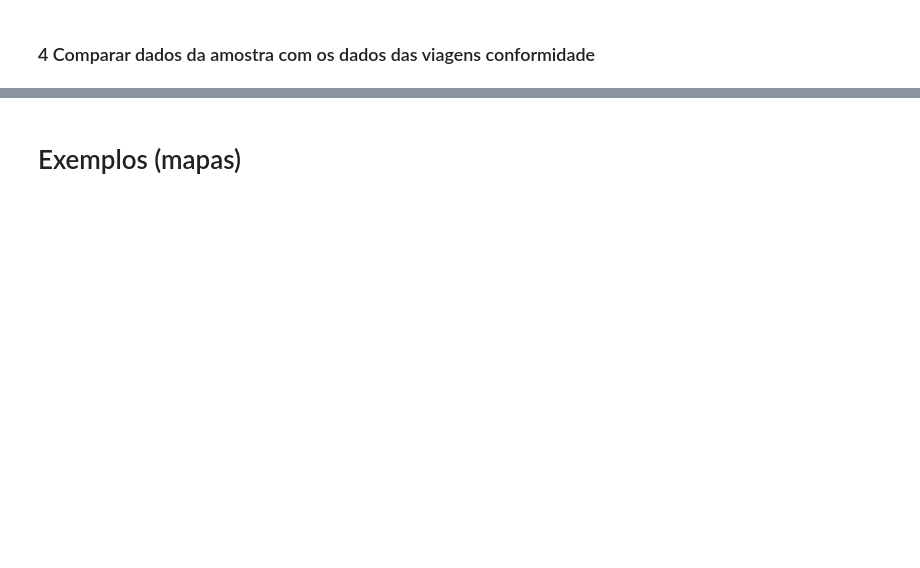
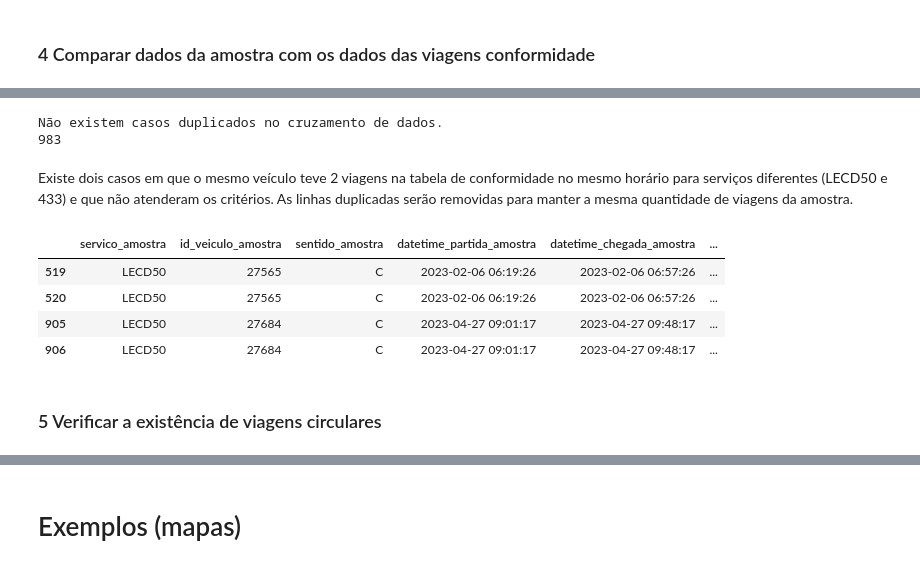
Before and after one commit to RJ-SMTR/subsidio_recursos, a Jupyter notebook: SMTR202303002183_LECD50_2023_03_07/notebooks/1_analise_exploratoria_LECD50.ipynb, the cells around one changed output, grey strips where cells are left out. Cells and saved outputs as stored; diff of their text form; code cells hidden in the pictures; blank space fills up the shorter version.

```diff
--- a/SMTR202303002183_LECD50_2023_03_07/notebooks/1_analise_exploratoria_LECD50.ipynb
+++ b/SMTR202303002183_LECD50_2023_03_07/notebooks/1_analise_exploratoria_LECD50.ipynb
@@ -206,0 +174,5 @@ array(['2022-09-13', '2022-09-21', '2022-09-29', '2023-07-04',
+# %%
+datas = query_values(amostra_deduplicada, 'data')
+id_veiculo = query_values(amostra_deduplicada, 'id_veiculo')
+
+viagem_completa = query_viagem_completa(datas, id_veiculo)
@@ -231,0 +198,5 @@ Não existem casos duplicados no cruzamento de dados.
+# %%
+viagem_completa = treat_trips(viagem_completa)
+amostra_classificada_completa = check_trips(amostra_deduplicada, viagem_completa, "Viagem identificada e já paga")
+print(amostra_classificada_completa.shape[0])
+amostra_classificada_completa.to_excel('./../data/treated/viagem_completa.xlsx')
@@ -307,0 +208,2 @@ amostra_classificada_v_conformidade = check_circular_trips(amostra_classificada_
+# %%
+viagem_conformidade = query_viagem_conformidade(datas, id_veiculo)
@@ -307,0 +224,18 @@ amostra_classificada_v_conformidade = check_circular_trips(amostra_classificada_
+# %%
+viagem_conformidade = treat_trips(viagem_conformidade)
+amostra_classificada_conformidade = check_trips(amostra_classificada_completa, viagem_conformidade, "Viagem não atendeu os critérios de conformidade")
+print(amostra_classificada_conformidade.shape[0])
+# %% [output]
+Não existem casos duplicados no cruzamento de dados.
+983
+# %% [markdown]
+Existe dois casos em que o mesmo veículo teve 2 viagens na tabela de conformidade no mesmo horário para serviços diferentes (LECD50 e 433) e que não atenderam os critérios. As linhas duplicadas serão removidas para manter a mesma quantidade de viagens da amostra.
+# %%
+duplicated_data = amostra_classificada_conformidade[amostra_classificada_conformidade.duplicated(subset=['id_veiculo_amostra', 'datetime_partida_amostra'], keep=False)]
+duplicated_data
+# %% [output]
+|  | servico_amostra | id_veiculo_amostra | sentido_amostra | datetime_partida_amostra | datetime_chegada_amostra | ... |
+| 519 | LECD50 | 27565 | C | 2023-02-06 06:19:26 | 2023-02-06 06:57:26 | ... |
+| 520 | LECD50 | 27565 | C | 2023-02-06 06:19:26 | 2023-02-06 06:57:26 | ... |
+| 905 | LECD50 | 27684 | C | 2023-04-27 09:01:17 | 2023-04-27 09:48:17 | ... |
+| 906 | LECD50 | 27684 | C | 2023-04-27 09:01:17 | 2023-04-27 09:48:17 | ... |
@@ -307,0 +245,2 @@ amostra_classificada_v_conformidade = check_circular_trips(amostra_classificada_
+# %% [markdown]
+### 5 Verificar a existência de viagens circulares
```
Also changed, not shown: parts of 71 cells of this notebook, 49 other files.
